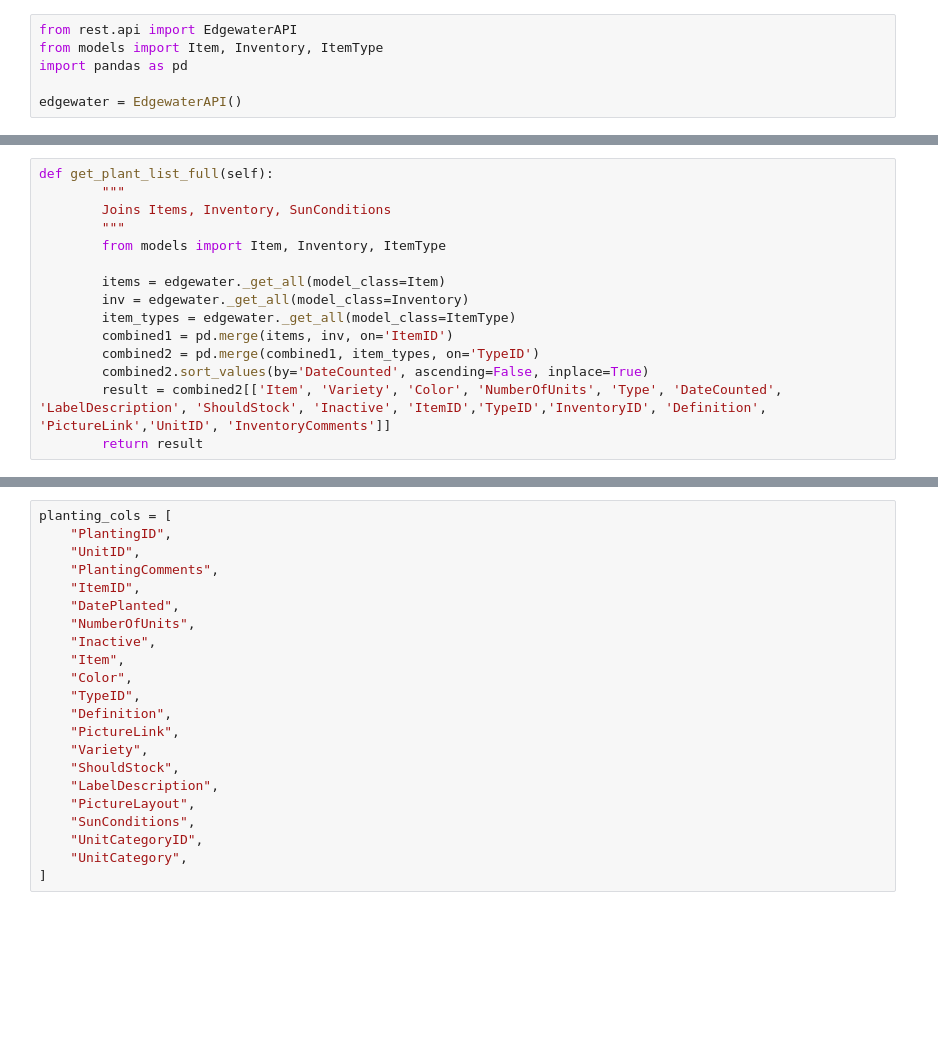
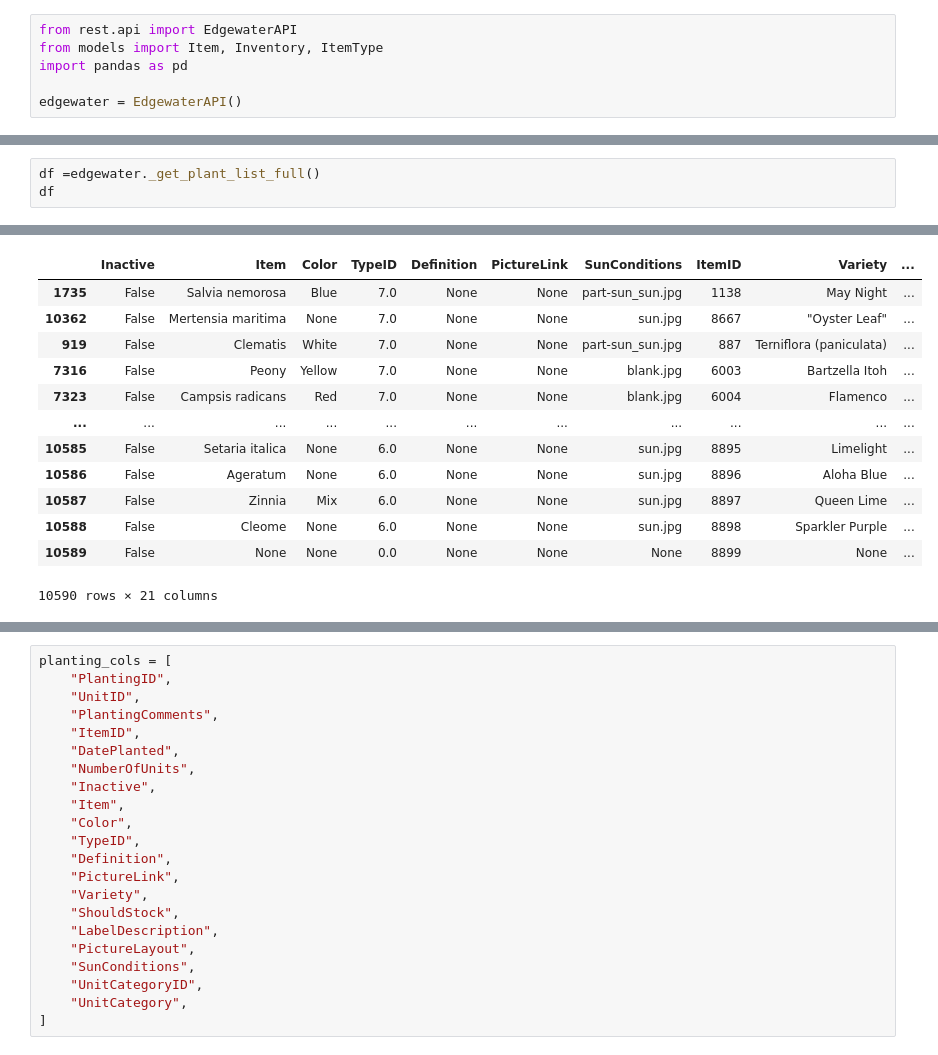
Before and after one commit to iasolb/EdgewaterInventoryManager, a Jupyter notebook: rest_test.ipynb, the cells around one changed output, grey strips where cells are left out. Drawn from its saved outputs; the diff is of its cells as text; blank space fills up the shorter version.

```diff
--- a/rest_test.ipynb
+++ b/rest_test.ipynb
@@ -7,15 +48,4 @@ edgewater = EdgewaterAPI()
 # %%
-def get_plant_list_full(self):
-        """
-        Joins Items, Inventory, SunConditions
-        """
-        from models import Item, Inventory, ItemType
-
-        items = edgewater._get_all(model_class=Item)
-        inv = edgewater._get_all(model_class=Inventory)
-        item_types = edgewater._get_all(model_class=ItemType)
-        combined1 = pd.merge(items, inv, on='ItemID')
-        combined2 = pd.merge(combined1, item_types, on='TypeID')
-        combined2.sort_values(by='DateCounted', ascending=False, inplace=True)
-        result = combined2[['Item', 'Variety', 'Color', 'NumberOfUnits', 'Type', 'DateCounted', 'LabelDescription', 'ShouldStock', 'Inactive', 'ItemID','TypeID','InventoryID', 'Definition', 'PictureLink','UnitID', 'InventoryComments']]
-        return result
+df =edgewater._get_plant_list_full()
+df
+# %% [output]
@@ -21,0 +89,13 @@ def get_plant_list_full(self):
+|  | Inactive | Item | Color | TypeID | Definition | PictureLink | SunConditions | ItemID | Variety | ... |
+| 1735 | False | Salvia nemorosa | Blue | 7.0 | None | None | part-sun_sun.jpg | 1138 | May Night | ... |
+| 10362 | False | Mertensia maritima | None | 7.0 | None | None | sun.jpg | 8667 | "Oyster Leaf" | ... |
+| 919 | False | Clematis | White | 7.0 | None | None | part-sun_sun.jpg | 887 | Terniflora (paniculata) | ... |
+| 7316 | False | Peony | Yellow | 7.0 | None | None | blank.jpg | 6003 | Bartzella Itoh | ... |
+| 7323 | False | Campsis radicans | Red | 7.0 | None | None | blank.jpg | 6004 | Flamenco | ... |
+| ... | ... | ... | ... | ... | ... | ... | ... | ... | ... | ... |
+| 10585 | False | Setaria italica | None | 6.0 | None | None | sun.jpg | 8895 | Limelight | ... |
+| 10586 | False | Ageratum | None | 6.0 | None | None | sun.jpg | 8896 | Aloha Blue | ... |
+| 10587 | False | Zinnia | Mix | 6.0 | None | None | sun.jpg | 8897 | Queen Lime | ... |
+| 10588 | False | Cleome | None | 6.0 | None | None | sun.jpg | 8898 | Sparkler Purple | ... |
+| 10589 | False | None | None | 0.0 | None | None | None | 8899 | None | ... |
+10590 rows × 21 columns
```
Also changed, not shown: parts of 15 cells of this notebook, 7 other files.
